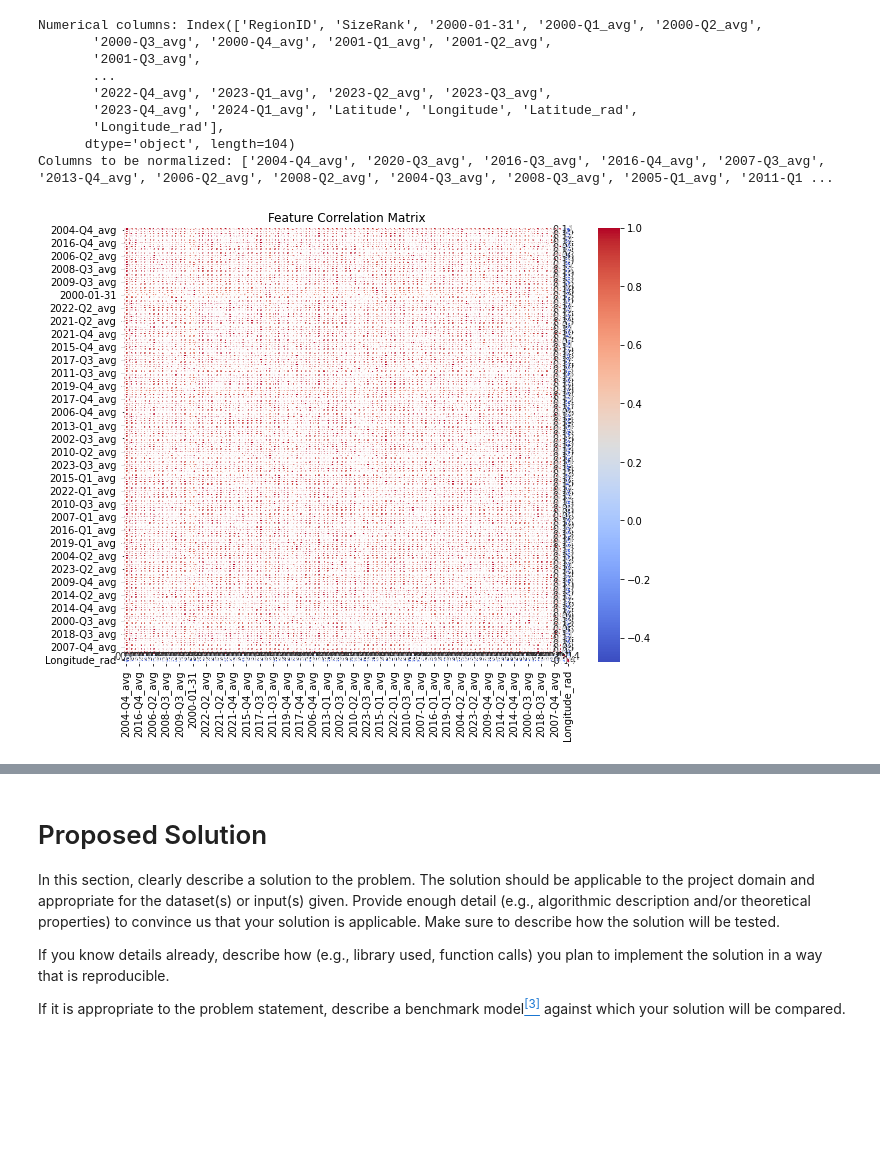
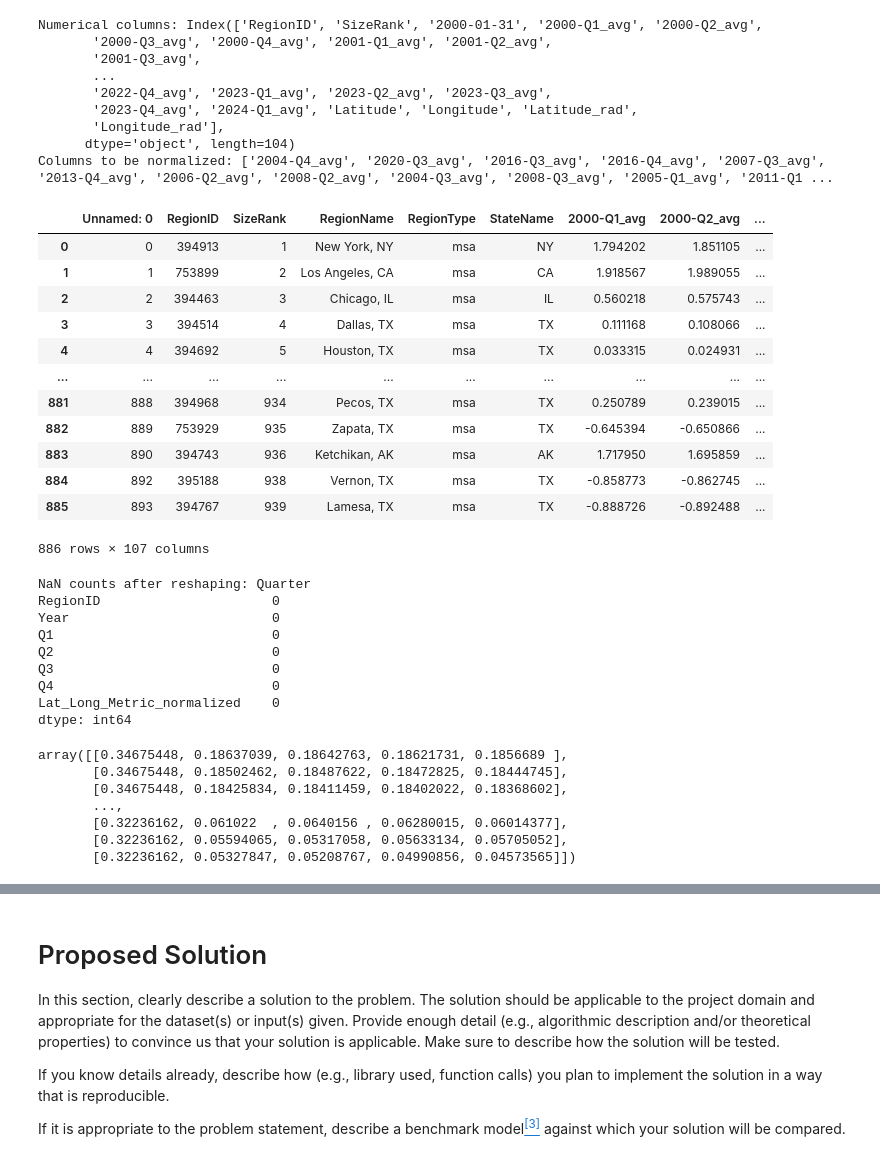
Before and after one commit to nihegde18/group_template, a Jupyter notebook: FinalProject_groupXXX.ipynb, the cells around one changed output, grey strips where cells are left out. Drawn from its saved outputs; the diff is of its cells as text; code cells hidden in the pictures; blank space fills up the shorter version.

```diff
--- a/FinalProject_groupXXX.ipynb
+++ b/FinalProject_groupXXX.ipynb
@@ -282,18 +260,25 @@ df.to_csv('normalized_clean_data.csv')
-# %%
-import pandas as pd
-import seaborn as sns
-import matplotlib.pyplot as plt
-
-
-features = cols_to_normalize  + ['Latitude_rad']+['Longitude_rad']
-
-
-corr_matrix = df[features].corr()
-
-plt.figure(figsize=(10, 8))
-sns.heatmap(corr_matrix, annot=True, cmap='coolwarm', fmt=".2f")
-plt.title('Feature Correlation Matrix')
-plt.show()
-# %% [output]
-[figure, removed]
+# %%
+import pandas as pd
+from sklearn.preprocessing import MinMaxScaler
+import numpy as np
+
+
+df = pd.read_csv('normalized_clean_data.csv')
+df
+df.drop(['2000-01-31'],axis=1, inplace=True)
+df
+# %% [output]
+|  | Unnamed: 0 | RegionID | SizeRank | RegionName | RegionType | StateName | 2000-Q1_avg | 2000-Q2_avg | ... |
+| 0 | 0 | 394913 | 1 | New York, NY | msa | NY | 1.794202 | 1.851105 | ... |
+| 1 | 1 | 753899 | 2 | Los Angeles, CA | msa | CA | 1.918567 | 1.989055 | ... |
+| 2 | 2 | 394463 | 3 | Chicago, IL | msa | IL | 0.560218 | 0.575743 | ... |
+| 3 | 3 | 394514 | 4 | Dallas, TX | msa | TX | 0.111168 | 0.108066 | ... |
+| 4 | 4 | 394692 | 5 | Houston, TX | msa | TX | 0.033315 | 0.024931 | ... |
+| ... | ... | ... | ... | ... | ... | ... | ... | ... | ... |
+| 881 | 888 | 394968 | 934 | Pecos, TX | msa | TX | 0.250789 | 0.239015 | ... |
+| 882 | 889 | 753929 | 935 | Zapata, TX | msa | TX | -0.645394 | -0.650866 | ... |
+| 883 | 890 | 394743 | 936 | Ketchikan, AK | msa | AK | 1.717950 | 1.695859 | ... |
+| 884 | 892 | 395188 | 938 | Vernon, TX | msa | TX | -0.858773 | -0.862745 | ... |
+| 885 | 893 | 394767 | 939 | Lamesa, TX | msa | TX | -0.888726 | -0.892488 | ... |
+886 rows × 107 columns
 # %%
@@ -338,0 +350,24 @@ df_wide.to_csv('new_df')
+# %%
+print("NaN counts after reshaping:", df_filtered.isna().sum())
+# %% [output]
+NaN counts after reshaping: Quarter
+RegionID                      0
+Year                          0
+Q1                            0
+Q2                            0
+Q3                            0
+Q4                            0
+Lat_Long_Metric_normalized    0
+dtype: int64
+# %%
+features = ['Lat_Long_Metric_normalized', 'Q1', 'Q2', 'Q3', 'Q4']
+X = df_filtered[features].values
+X
+# %% [output]
+array([[0.34675448, 0.18637039, 0.18642763, 0.18621731, 0.1856689 ],
+       [0.34675448, 0.18502462, 0.18487622, 0.18472825, 0.18444745],
+       [0.34675448, 0.18425834, 0.18411459, 0.18402022, 0.18368602],
+       ...,
+       [0.32236162, 0.061022  , 0.0640156 , 0.06280015, 0.06014377],
+       [0.32236162, 0.05594065, 0.05317058, 0.05633134, 0.05705052],
+       [0.32236162, 0.05327847, 0.05208767, 0.04990856, 0.04573565]])
```
Also changed, not shown: parts of 8 cells of this notebook.
